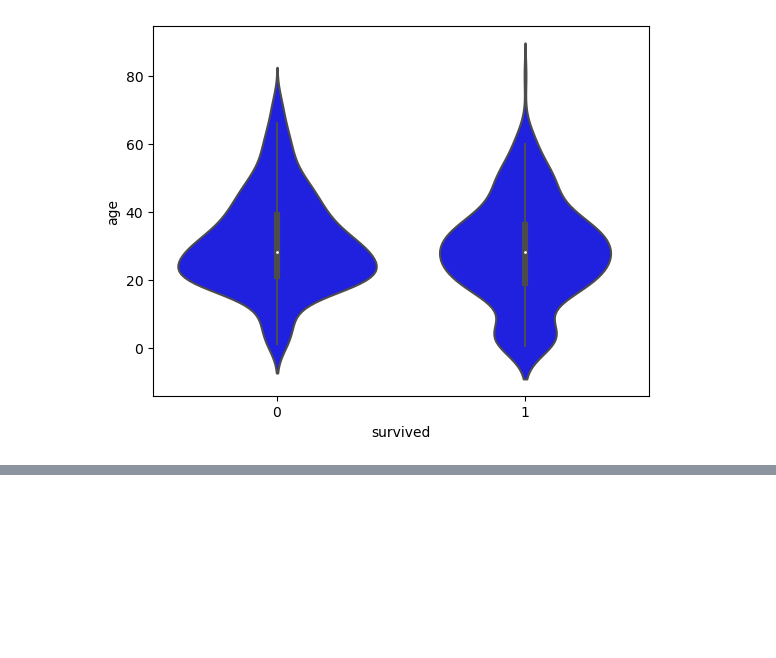
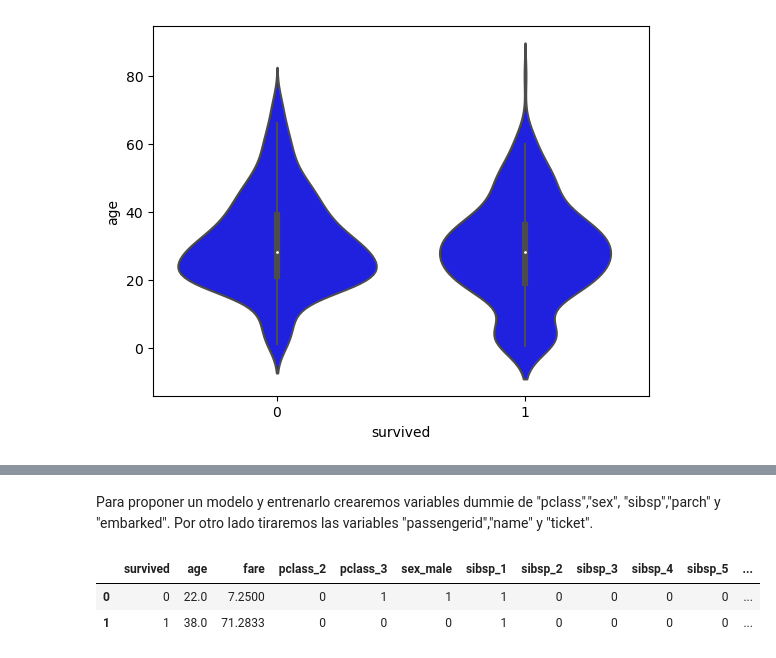
Before and after one commit to joacssilveira/titanic-ml, a Jupyter notebook: datacleaning.ipynb, the cells around one changed output, grey strips where cells are left out. Cells and saved outputs as stored; diff of their text form; code cells hidden in the pictures; blank space fills up the shorter version.

```diff
--- a/datacleaning.ipynb
+++ b/datacleaning.ipynb
@@ -163,0 +195,2 @@ sns.violinplot(
+# %%
+df.drop(df[df.fare>500].index,axis=0,inplace=True)
@@ -163,0 +205,12 @@ sns.violinplot(
+# %% [markdown]
+Para proponer un modelo y entrenarlo crearemos variables dummie de "pclass","sex", "sibsp","parch" y "embarked". Por otro lado tiraremos las variables "passengerid","name" y "ticket".
+# %%
+df.drop(columns=['passengerid','name','ticket'],axis=1,inplace=True)
+# %%
+df_clean = pd.get_dummies(df, columns=['pclass','sex','sibsp','parch','embarked'],drop_first=True)
+# %%
+df_clean.head(2)
+# %% [output]
+|  | survived | age | fare | pclass_2 | pclass_3 | sex_male | sibsp_1 | sibsp_2 | sibsp_3 | sibsp_4 | sibsp_5 | ... |
+| 0 | 0 | 22.0 | 7.2500 | 0 | 1 | 1 | 1 | 0 | 0 | 0 | 0 | ... |
+| 1 | 1 | 38.0 | 71.2833 | 0 | 0 | 0 | 1 | 0 | 0 | 0 | 0 | ... |
```
Also changed, not shown: parts of 9 cells of this notebook.
